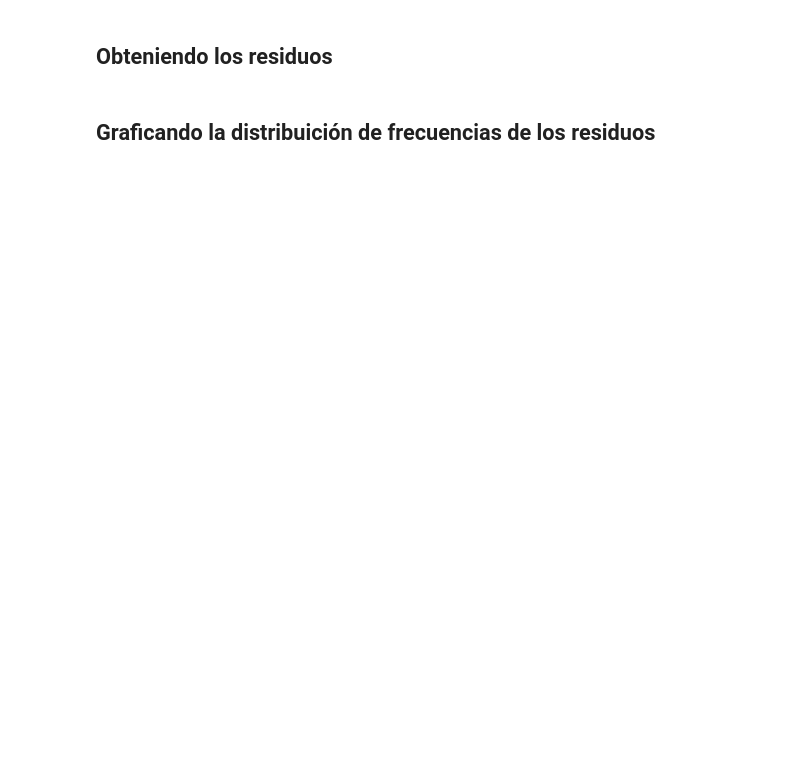
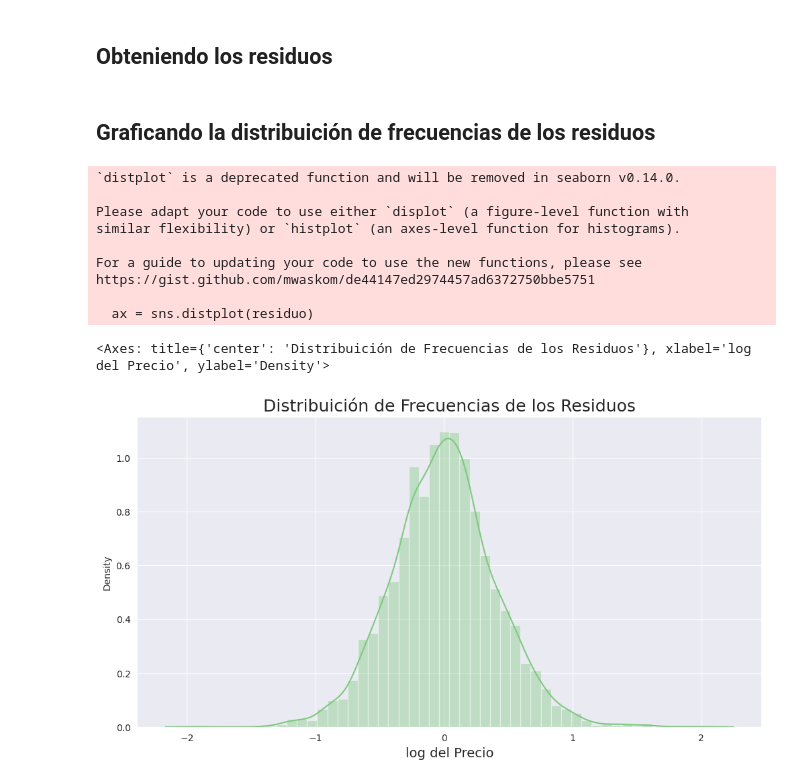
Before and after one commit to DanielRaiicHu/regresion_lineal_tecnicas_avanzadas, a Jupyter notebook: regresion_lineal_tecnicas_avanzadas.ipynb, the cells around one changed output. Drawn from its saved outputs; the diff is of its cells as text; code cells hidden in the pictures; blank space fills up the shorter version.

```diff
--- a/regresion_lineal_tecnicas_avanzadas.ipynb
+++ b/regresion_lineal_tecnicas_avanzadas.ipynb
@@ -1157,10 +1173,26 @@ ax
 # %% [markdown]
 ## Obteniendo los residuos
+# %%
+# El residuo es el término u del modelo, que representa la parte de la variación de la variable dependiente que no pudo ser explicada por nuestro modelo, por las variables explicativas
+# Residuo = valor real (menos) valor estimado
+residuo = y_train - y_predicho_train
 # %% [markdown]
 ## Graficando la distribuición de frecuencias de los residuos
 # %%
-
+ax = sns.distplot(residuo)
 ax.figure.set_size_inches(12, 6)
 ax.set_title('Distribuición de Frecuencias de los Residuos', fontsize=18)
 ax.set_xlabel('log del Precio', fontsize=14)
 ax
+# %% [output]
+`distplot` is a deprecated function and will be removed in seaborn v0.14.0.
+
+Please adapt your code to use either `displot` (a figure-level function with
+similar flexibility) or `histplot` (an axes-level function for histograms).
+
+For a guide to updating your code to use the new functions, please see
+https://gist.github.com/mwaskom/de44147ed2974457ad6372750bbe5751
+
+  ax = sns.distplot(residuo)
+<Axes: title={'center': 'Distribuición de Frecuencias de los Residuos'}, xlabel='log del Precio', ylabel='Density'>
+[figure, added]
```
Also changed, not shown: parts of 9 cells of this notebook.
